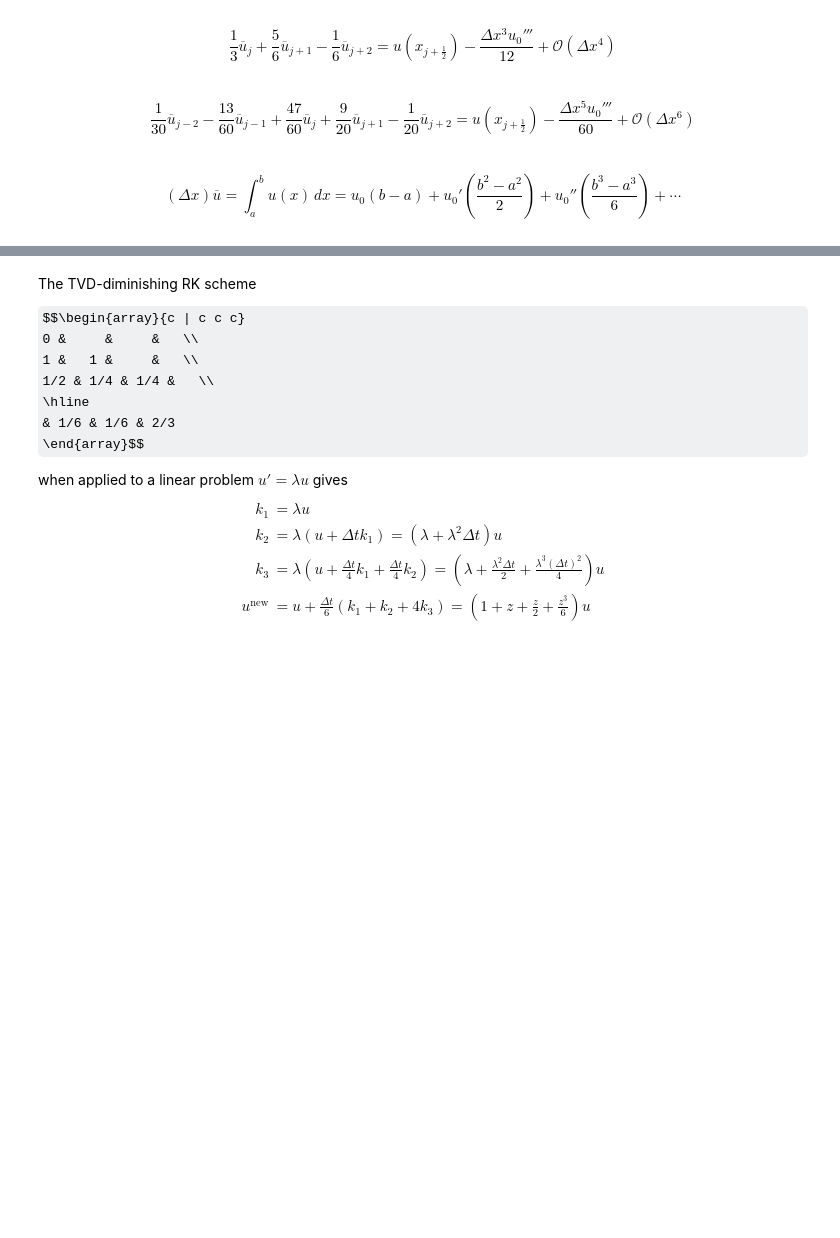
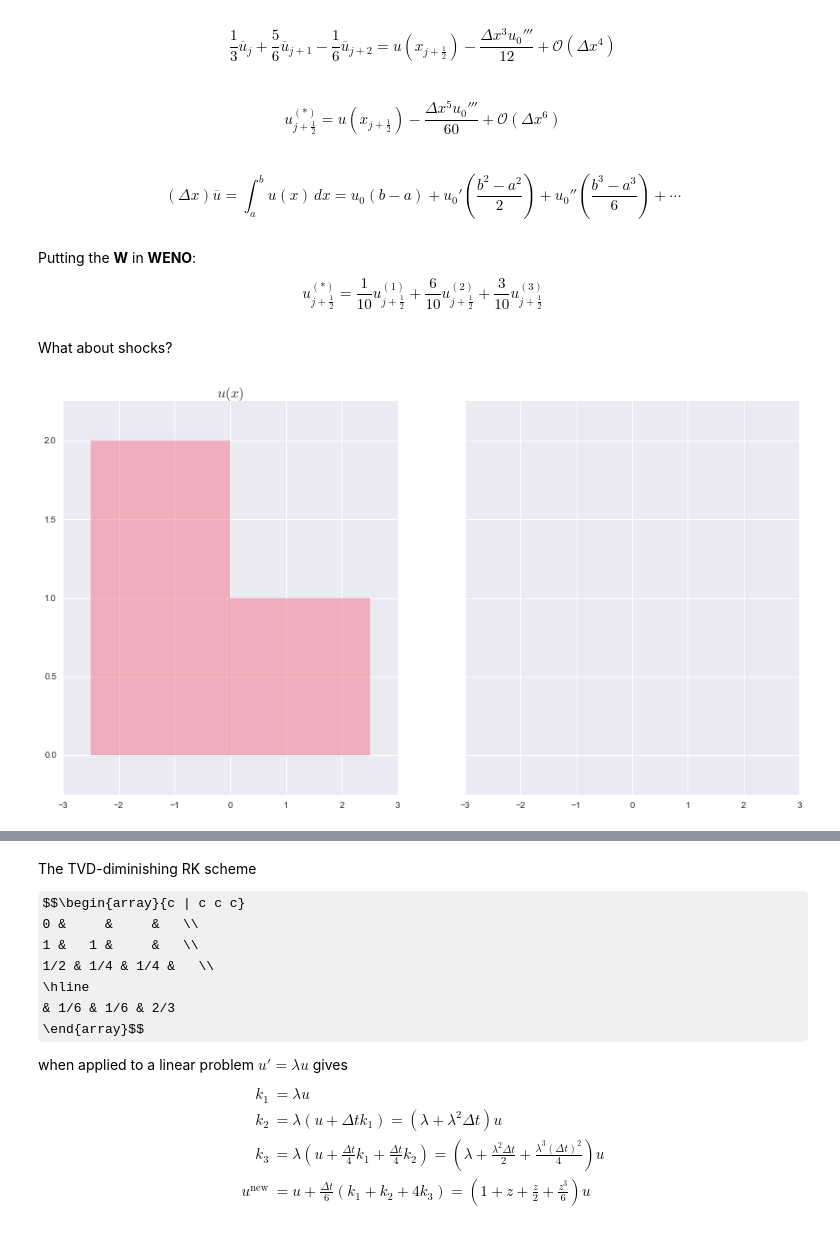
Before and after one commit to dhermes/berkeley-m273-s2016, a Jupyter notebook: class_preso/weno_computations.ipynb, the cells around one changed output, grey strips where cells are left out. Saved outputs shown, nothing was run; the diff lists cells and outputs as text; code cells hidden in the pictures; some formulas as TeX source; blank space fills up the shorter version.

Commit message:
Adding examples with a discontinuity.

```diff
--- a/class_preso/weno_computations.ipynb
+++ b/class_preso/weno_computations.ipynb
@@ -175,6 +173,15 @@ $$-\frac{1}{6}\overline{u}_{j-1} + \frac{5}{6}\overline{u}_{j} + \frac{1}{3}\ove
 # %% [markdown]
 $$\frac{1}{3}\overline{u}_{j} + \frac{5}{6}\overline{u}_{j+1} - \frac{1}{6}\overline{u}_{j+2} = u\left(x_{j + \frac{1}{2}}\right) - \frac{\Delta x^3 u_0'''}{12} + \mathcal{O}\left(\Delta x^4\right)$$
 # %% [markdown]
-$$\frac{1}{30}\overline{u}_{j-2} - \frac{13}{60}\overline{u}_{j-1} + \frac{47}{60}\overline{u}_{j} + \frac{9}{20}\overline{u}_{j+1} -\frac{1}{20}\overline{u}_{j+2} = u\left(x_{j + \frac{1}{2}}\right) - \frac{\Delta x^5 u_0'''}{60} + \mathcal{O}\left(\Delta x^6\right)$$
+$$u^{{(\ast)}}_{{j + \frac{1}{2}}} = u\left(x_{j + \frac{1}{2}}\right) - \frac{\Delta x^5 u_0'''}{60} + \mathcal{O}\left(\Delta x^6\right)$$
 # %% [markdown]
 $$\left(\Delta x\right) \overline{u} = \int_a^b u(x) \, dx = u_0(b - a) + u_0' \left(\frac{b^2 - a^2}{2}\right) + u_0'' \left(\frac{b^3 - a^3}{6}\right) + \cdots$$
+# %% [markdown]
+Putting the **W** in **WENO**:
+$$u^{{(\ast)}}_{{j + \frac{1}{2}}} = \frac{1}{10} u^{{(1)}}_{{j + \frac{1}{2}}} + \frac{6}{10} u^{{(2)}}_{{j + \frac{1}{2}}} + \frac{3}{10} u^{{(3)}}_{{j + \frac{1}{2}}}$$
+# %% [markdown]
+What about shocks?
+# %%
+weno_computations.discontinuity_to_volume(0)
+# %% [output]
+[figure, added]
```
Also changed, not shown: parts of 4 cells of this notebook, 1 other file.
